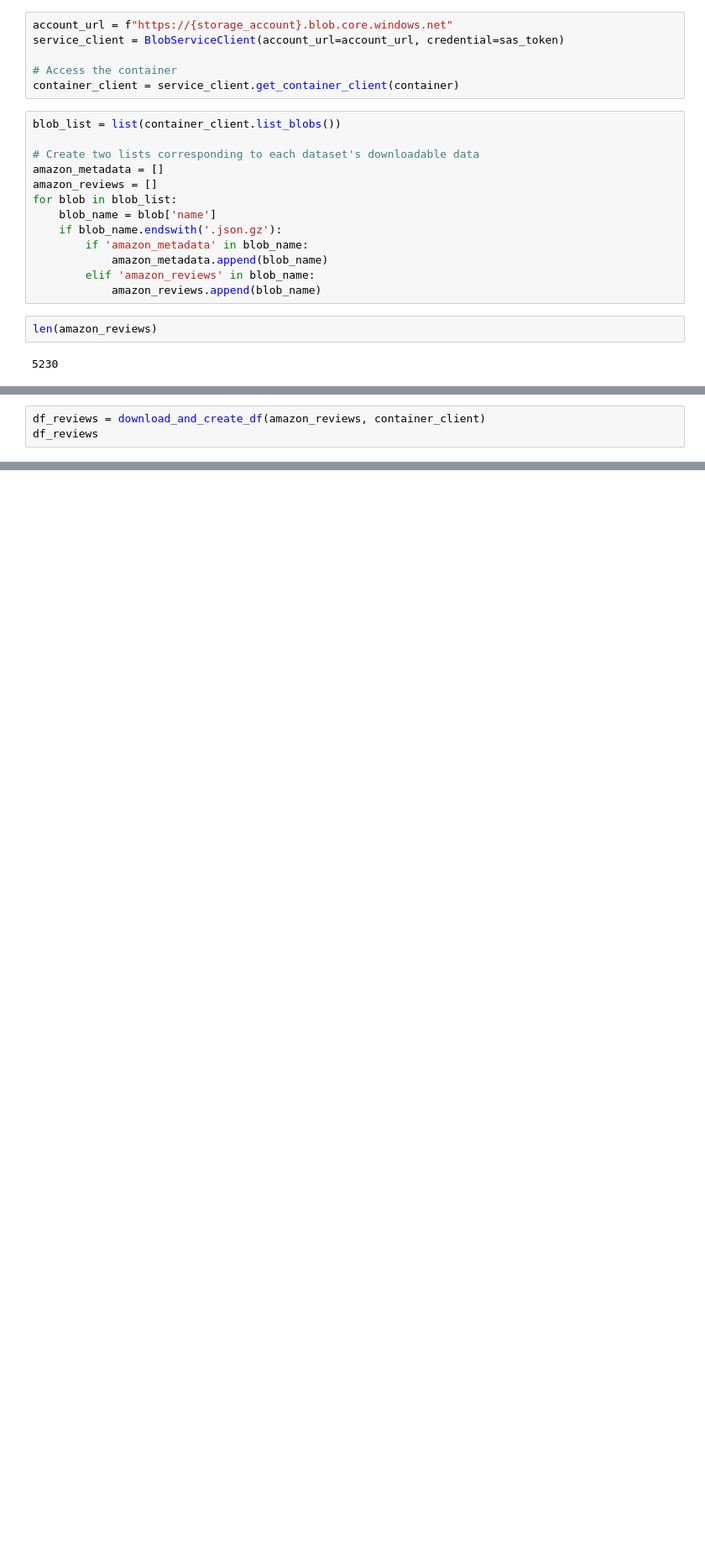
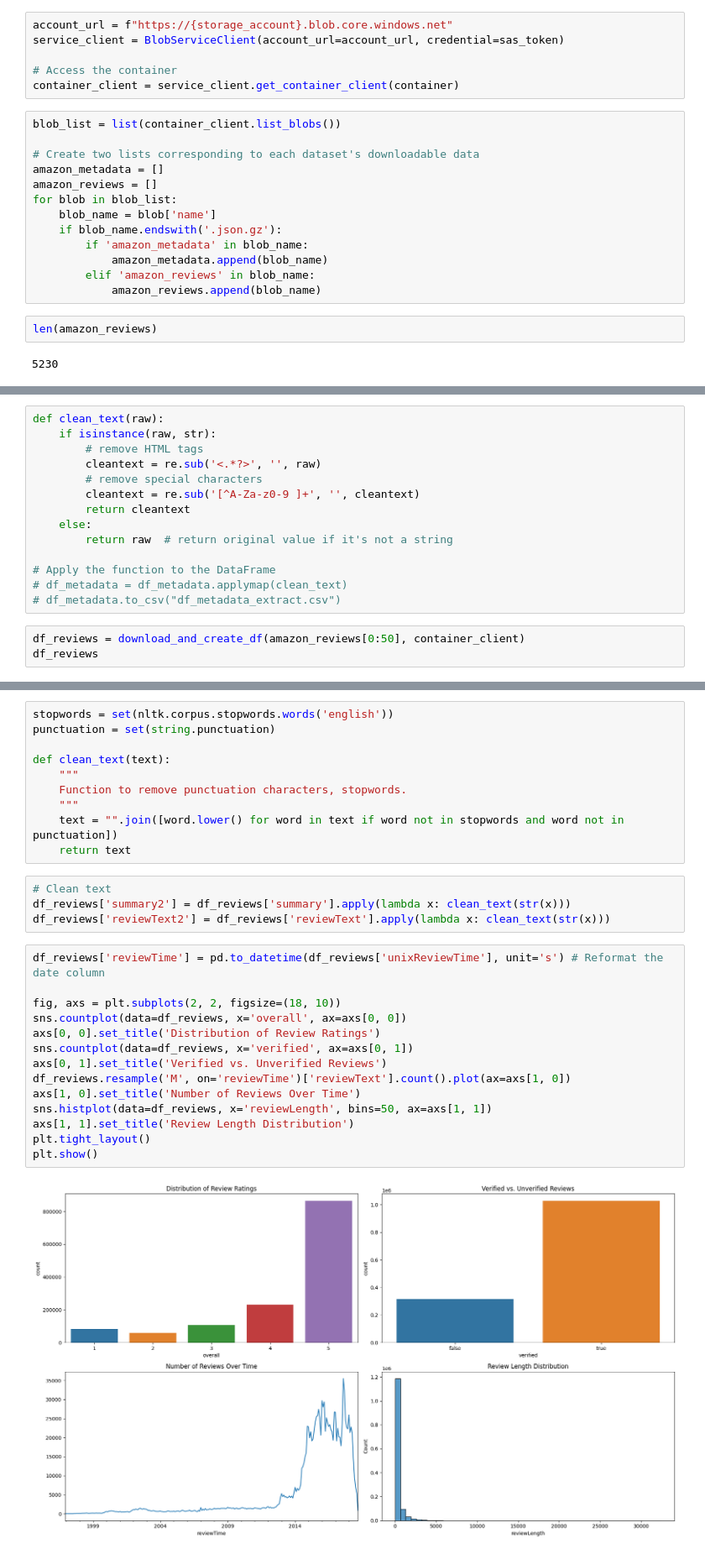
Before and after one commit to josegarciav/factored-datathon-2023-CANMEX-REPCOL, a Jupyter notebook: notebook_1.ipynb, the cells around one changed output, grey strips where cells are left out. Shown at 84% size. Cells and saved outputs as stored; diff of their text form; blank space fills up the shorter version.

```diff
--- a/notebook_1.ipynb
+++ b/notebook_1.ipynb
@@ -79,3 +75,17 @@ df_metadata
+# %%
+def clean_text(raw):
+    if isinstance(raw, str):
+        # remove HTML tags
+        cleantext = re.sub('<.*?>', '', raw)
+        # remove special characters
+        cleantext = re.sub('[^A-Za-z0-9 ]+', '', cleantext)
+        return cleantext
+    else:
+        return raw  # return original value if it's not a string
+
+# Apply the function to the DataFrame
+# df_metadata = df_metadata.applymap(clean_text)
+# df_metadata.to_csv("df_metadata_extract.csv")
 # %%
-df_reviews = download_and_create_df(amazon_reviews, container_client)
+df_reviews = download_and_create_df(amazon_reviews[0:50], container_client)
 df_reviews
@@ -81,0 +123,30 @@ df_reviews
+# %%
+stopwords = set(nltk.corpus.stopwords.words('english'))
+punctuation = set(string.punctuation)
+
+def clean_text(text):
+    """
+    Function to remove punctuation characters, stopwords.
+    """
+    text = "".join([word.lower() for word in text if word not in stopwords and word not in punctuation])
+    return text
+# %%
+# Clean text
+df_reviews['summary2'] = df_reviews['summary'].apply(lambda x: clean_text(str(x)))
+df_reviews['reviewText2'] = df_reviews['reviewText'].apply(lambda x: clean_text(str(x)))
+# %%
+df_reviews['reviewTime'] = pd.to_datetime(df_reviews['unixReviewTime'], unit='s') # Reformat the date column
+
+fig, axs = plt.subplots(2, 2, figsize=(18, 10))
+sns.countplot(data=df_reviews, x='overall', ax=axs[0, 0])
+axs[0, 0].set_title('Distribution of Review Ratings')
+sns.countplot(data=df_reviews, x='verified', ax=axs[0, 1])
+axs[0, 1].set_title('Verified vs. Unverified Reviews')
+df_reviews.resample('M', on='reviewTime')['reviewText'].count().plot(ax=axs[1, 0])
+axs[1, 0].set_title('Number of Reviews Over Time')
+sns.histplot(data=df_reviews, x='reviewLength', bins=50, ax=axs[1, 1])
+axs[1, 1].set_title('Review Length Distribution')
+plt.tight_layout()
+plt.show()
+# %% [output]
+[figure, added]
```
Also changed, not shown: parts of 21 cells of this notebook.
